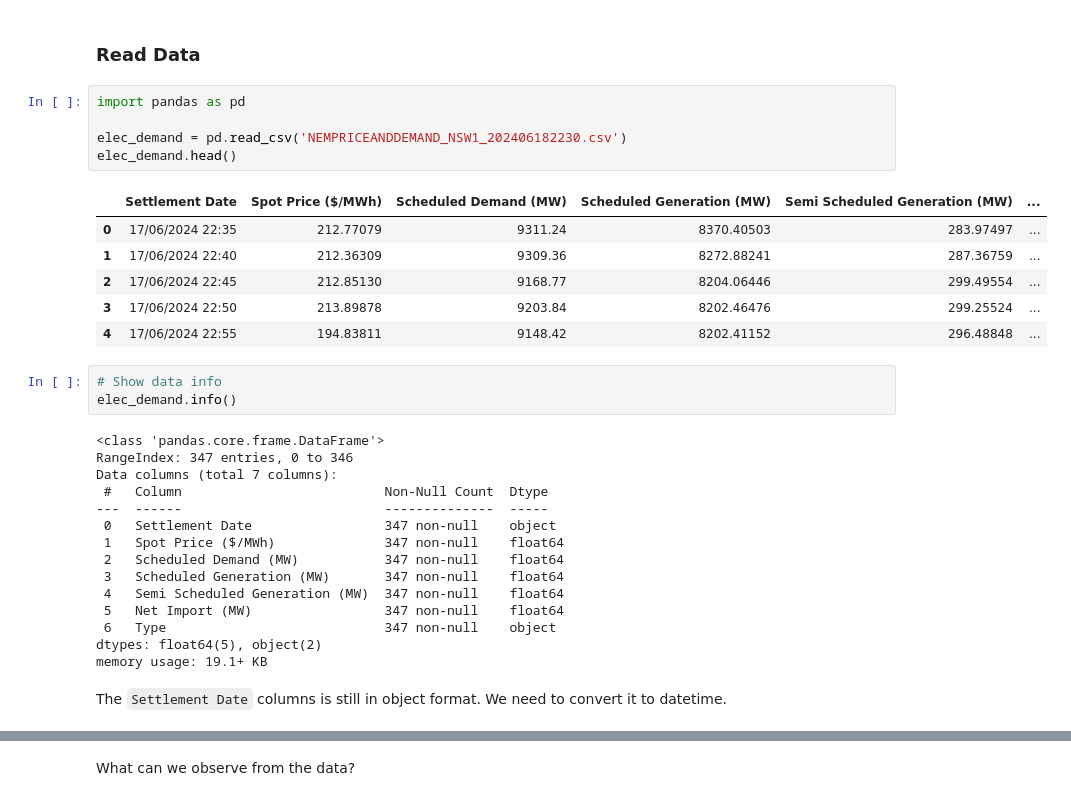
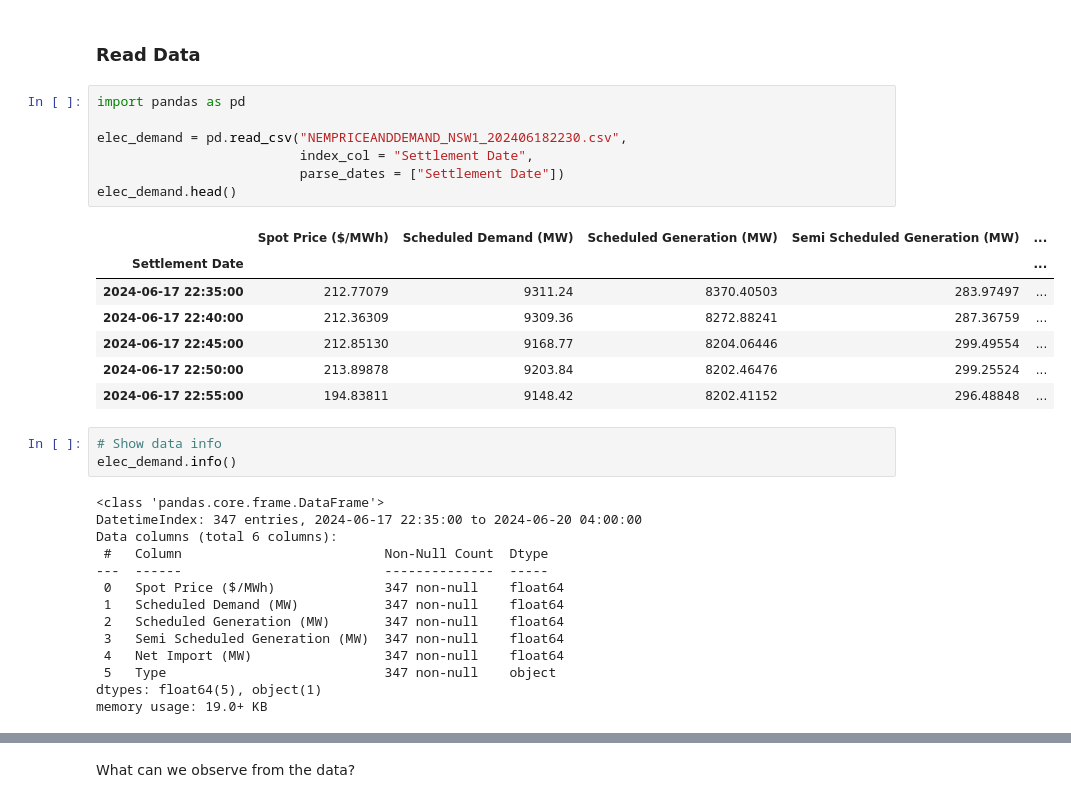
Before and after one commit to rahilaode/electricity-demand-forecast, a Jupyter notebook: time_series_analysis.ipynb, the cells around one changed output, grey strips where cells are left out. Saved outputs shown, nothing was run; the diff lists cells and outputs as text.

```diff
--- a/time_series_analysis.ipynb
+++ b/time_series_analysis.ipynb
@@ -12,32 +12,32 @@ Based on this exploratory analysis, we will answer some question related to the
 # %%
 import pandas as pd
 
-elec_demand = pd.read_csv('NEMPRICEANDDEMAND_NSW1_202406182230.csv')
+elec_demand = pd.read_csv("NEMPRICEANDDEMAND_NSW1_202406182230.csv",
+                          index_col = "Settlement Date",
+                          parse_dates = ["Settlement Date"])
 elec_demand.head()
 # %% [output]
-|  | Settlement Date | Spot Price ($/MWh) | Scheduled Demand (MW) | Scheduled Generation (MW) | Semi Scheduled Generation (MW) | ... |
-| 0 | 17/06/2024 22:35 | 212.77079 | 9311.24 | 8370.40503 | 283.97497 | ... |
-| 1 | 17/06/2024 22:40 | 212.36309 | 9309.36 | 8272.88241 | 287.36759 | ... |
-| 2 | 17/06/2024 22:45 | 212.85130 | 9168.77 | 8204.06446 | 299.49554 | ... |
-| 3 | 17/06/2024 22:50 | 213.89878 | 9203.84 | 8202.46476 | 299.25524 | ... |
-| 4 | 17/06/2024 22:55 | 194.83811 | 9148.42 | 8202.41152 | 296.48848 | ... |
+|  | Spot Price ($/MWh) | Scheduled Demand (MW) | Scheduled Generation (MW) | Semi Scheduled Generation (MW) | ... |
+| Settlement Date |  |  |  |  | ... |
+| 2024-06-17 22:35:00 | 212.77079 | 9311.24 | 8370.40503 | 283.97497 | ... |
+| 2024-06-17 22:40:00 | 212.36309 | 9309.36 | 8272.88241 | 287.36759 | ... |
+| 2024-06-17 22:45:00 | 212.85130 | 9168.77 | 8204.06446 | 299.49554 | ... |
+| 2024-06-17 22:50:00 | 213.89878 | 9203.84 | 8202.46476 | 299.25524 | ... |
+| 2024-06-17 22:55:00 | 194.83811 | 9148.42 | 8202.41152 | 296.48848 | ... |
 # %%
 # Show data info
 elec_demand.info()
 # %% [output]
 <class 'pandas.core.frame.DataFrame'>
-RangeIndex: 347 entries, 0 to 346
-Data columns (total 7 columns):
+DatetimeIndex: 347 entries, 2024-06-17 22:35:00 to 2024-06-20 04:00:00
+Data columns (total 6 columns):
  #   Column                          Non-Null Count  Dtype
 ---  ------                          --------------  -----
- 0   Settlement Date                 347 non-null    object
- 1   Spot Price ($/MWh)              347 non-null    float64
- 2   Scheduled Demand (MW)           347 non-null    float64
- 3   Scheduled Generation (MW)       347 non-null    float64
- 4   Semi Scheduled Generation (MW)  347 non-null    float64
- 5   Net Import (MW)                 347 non-null    float64
- 6   Type                            347 non-null    object
-dtypes: float64(5), object(2)
-memory usage: 19.1+ KB
+ 0   Spot Price ($/MWh)              347 non-null    float64
+ 1   Scheduled Demand (MW)           347 non-null    float64
+ 2   Scheduled Generation (MW)       347 non-null    float64
+ 3   Semi Scheduled Generation (MW)  347 non-null    float64
+ 4   Net Import (MW)                 347 non-null    float64
+ 5   Type                            347 non-null    object
+dtypes: float64(5), object(1)
+memory usage: 19.0+ KB
-# %% [markdown]
-The `Settlement Date` columns is still in object format. We need to convert it to datetime.
```
Also changed, not shown: parts of 14 cells of this notebook.
